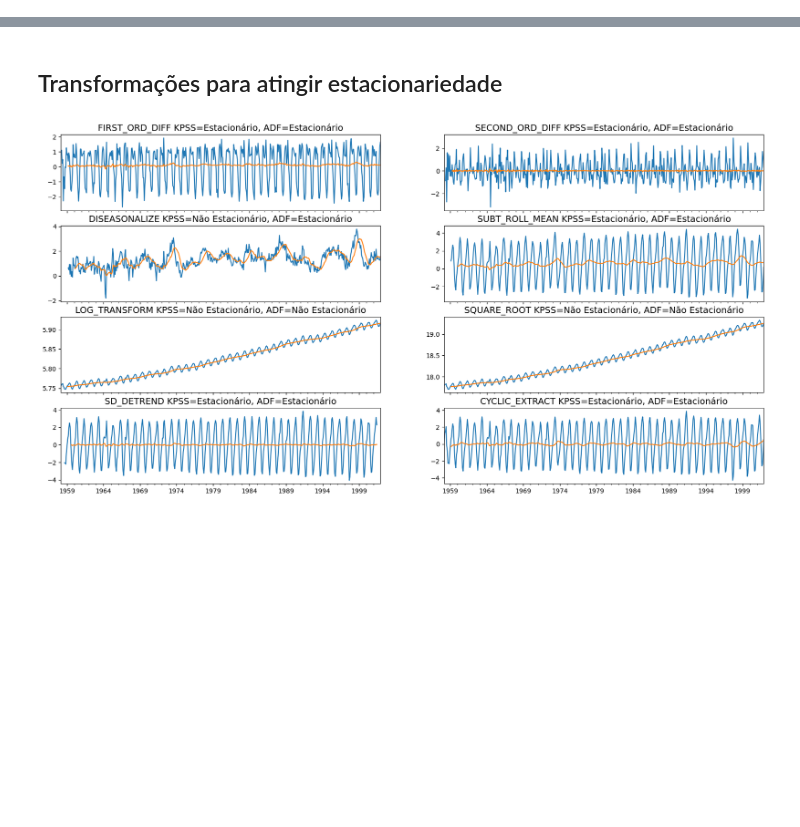
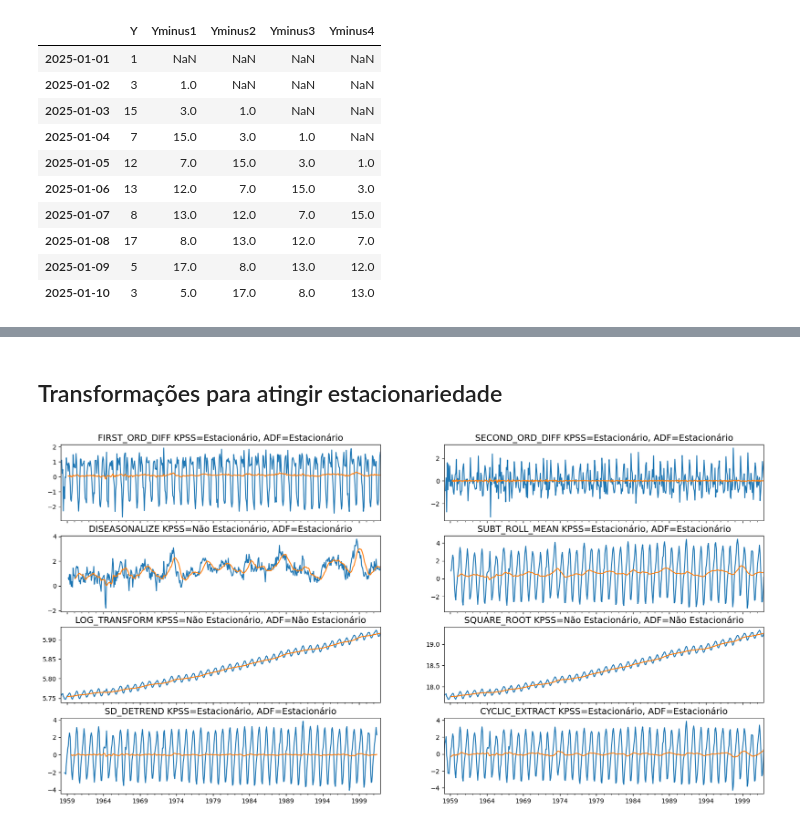
Before and after one commit to danielrferreira/classes, a Jupyter notebook: ASN/Séries Temporais/preparacao/Aula 4.ipynb, the cells around one changed output, grey strips where cells are left out. Drawn from its saved outputs; the diff is of its cells as text; code cells hidden in the pictures; blank space fills up the shorter version.

```diff
--- a/ASN/Séries Temporais/preparacao/Aula 4.ipynb
+++ b/ASN/Séries Temporais/preparacao/Aula 4.ipynb
@@ -52,0 +70,3 @@ for s in [netflix,closing_price, co2_s, airp_s]:
+# %%
+y = pd.Series(np.random.randint(0, 20, size=10), index=pd.date_range(start='2025-01-01', periods=10))
+y
@@ -52,0 +99,15 @@ for s in [netflix,closing_price, co2_s, airp_s]:
+# %%
+df = pd.DataFrame({'Y':y, 'Yminus1': y.shift(1), 'Yminus2': y.shift(2), 'Yminus3': y.shift(3), 'Yminus4': y.shift(4)})
+df
+# %% [output]
+|  | Y | Yminus1 | Yminus2 | Yminus3 | Yminus4 |
+| 2025-01-01 | 1 | NaN | NaN | NaN | NaN |
+| 2025-01-02 | 3 | 1.0 | NaN | NaN | NaN |
+| 2025-01-03 | 15 | 3.0 | 1.0 | NaN | NaN |
+| 2025-01-04 | 7 | 15.0 | 3.0 | 1.0 | NaN |
+| 2025-01-05 | 12 | 7.0 | 15.0 | 3.0 | 1.0 |
+| 2025-01-06 | 13 | 12.0 | 7.0 | 15.0 | 3.0 |
+| 2025-01-07 | 8 | 13.0 | 12.0 | 7.0 | 15.0 |
+| 2025-01-08 | 17 | 8.0 | 13.0 | 12.0 | 7.0 |
+| 2025-01-09 | 5 | 17.0 | 8.0 | 13.0 | 12.0 |
+| 2025-01-10 | 3 | 5.0 | 17.0 | 8.0 | 13.0 |
```
Also changed, not shown: parts of 26 cells of this notebook.
